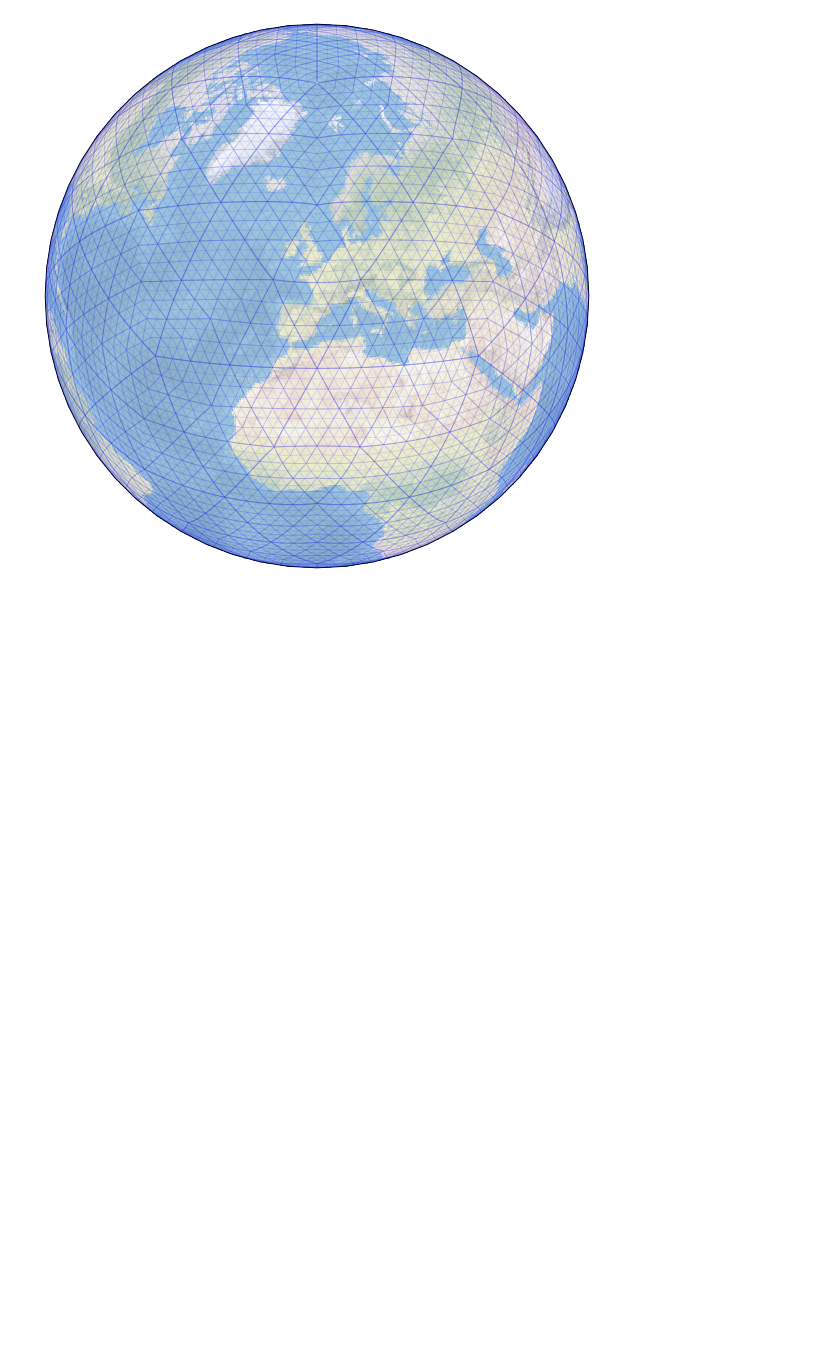
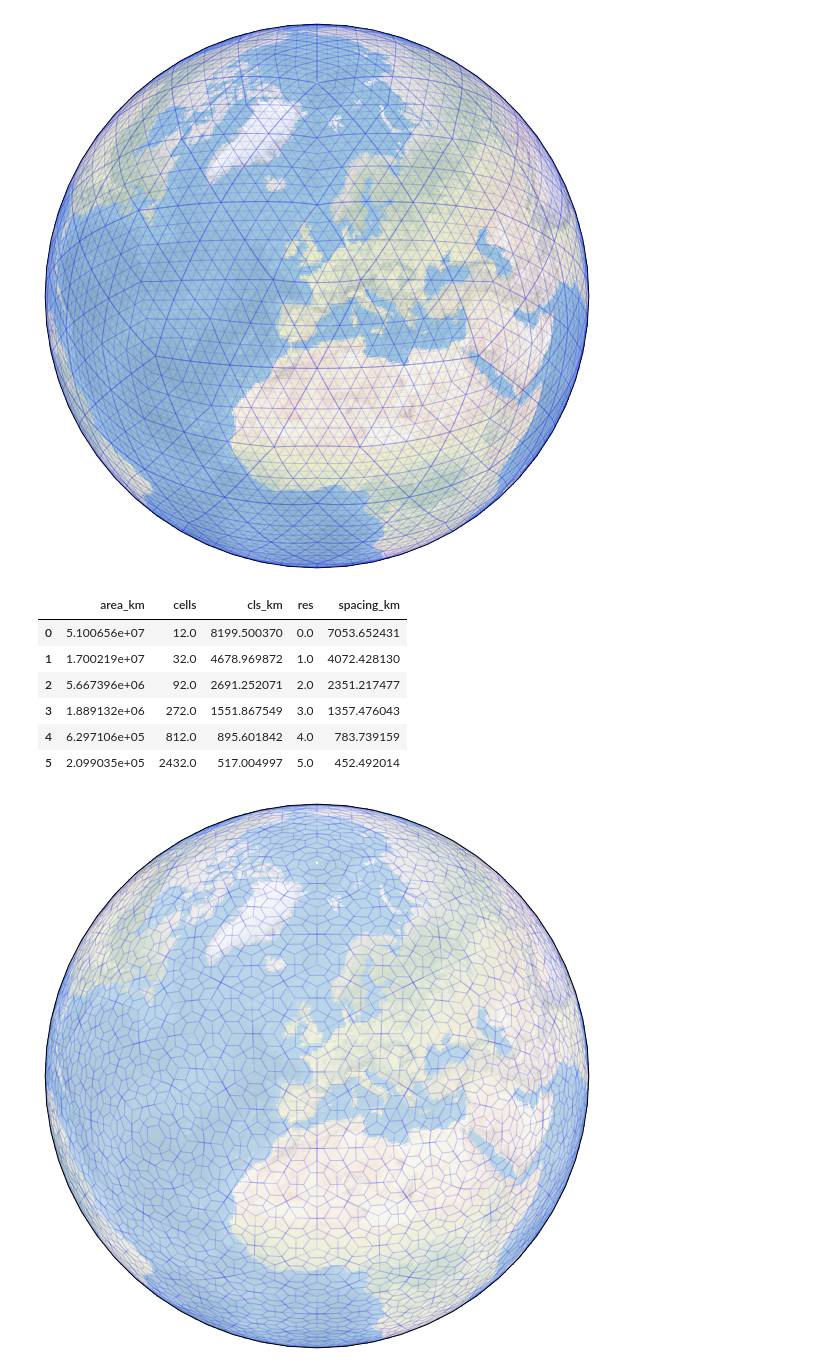
Before and after one commit to correndo/dggridpy, a Jupyter notebook: notebooks/DGGS included in dggridpy.ipynb, the cells around one changed output. Saved outputs shown, nothing was run; the diff lists cells and outputs as text; code cells hidden in the pictures; blank space fills up the shorter version.

```diff
--- a/notebooks/DGGS included in dggridpy.ipynb
+++ b/notebooks/DGGS included in dggridpy.ipynb
@@ -177,3 +177,47 @@ plt.show()
 | 4 | 9.962219e+04 | 5120.0 | 356.161723 | 4.0 | 254.526758 |
 | 5 | 2.490555e+04 | 20480.0 | 178.076513 | 5.0 | 127.263379 |
 [figure]
+# %%
+aperture = 3
+net0 = dg.DgRFNetwork()
+geoRF = dg.DgGeoSphRF(net0, "GS0");
+vert0 = dg.DgGeoCoord(0, 90, False)
+azimuth = 0.0
+dggs3h = dg.DgIDGGS43H(net0, geoRF, vert0, azimuth, 10, "FULLER3H","FULLER")
+dggs_res = dg.dggetres(aperture,dg.TopologyType.HEXAGON,dg.ProjectionType.FULLER,maxreslevel)
+
+dggs_df = pd.DataFrame.from_dict(dggs_res, orient='index')
+display(dggs_df)
+
+plt.close()
+plt.figure(1,figsize=(10,10))
+fig = plt.gcf()
+
+for reslevel , data in dggs_res.items():
+    dggs3hres = dggs3h.idgg(reslevel)
+    ax = plt.subplot(1 , 1 , 1 , projection=ccrs.NearsidePerspective(central_longitude=0 , central_latitude =45))
+    ax.set_global()
+    for cell in np.arange(0,int(data['cells'])+1):
+        mpoly = mpatches.Polygon(
+            xy=dggs3hres.getVertices(cell,density-reslevel),
+            closed=False ,
+            facecolor="white",
+            edgecolor="blue",
+            alpha=0.1,
+            animated=True,
+            linewidth=1,
+            transform=ccrs.Geodetic())
+        ax.add_patch(mpoly)
+
+ax.stock_img()
+plt.savefig('image/FULLER3H.png')
+plt.show()
+# %% [output]
+|  | area_km | cells | cls_km | res | spacing_km |
+| 0 | 5.100656e+07 | 12.0 | 8199.500370 | 0.0 | 7053.652431 |
+| 1 | 1.700219e+07 | 32.0 | 4678.969872 | 1.0 | 4072.428130 |
+| 2 | 5.667396e+06 | 92.0 | 2691.252071 | 2.0 | 2351.217477 |
+| 3 | 1.889132e+06 | 272.0 | 1551.867549 | 3.0 | 1357.476043 |
+| 4 | 6.297106e+05 | 812.0 | 895.601842 | 4.0 | 783.739159 |
+| 5 | 2.099035e+05 | 2432.0 | 517.004997 | 5.0 | 452.492014 |
+[figure, added]
```
Also changed, not shown: 7 other files.
